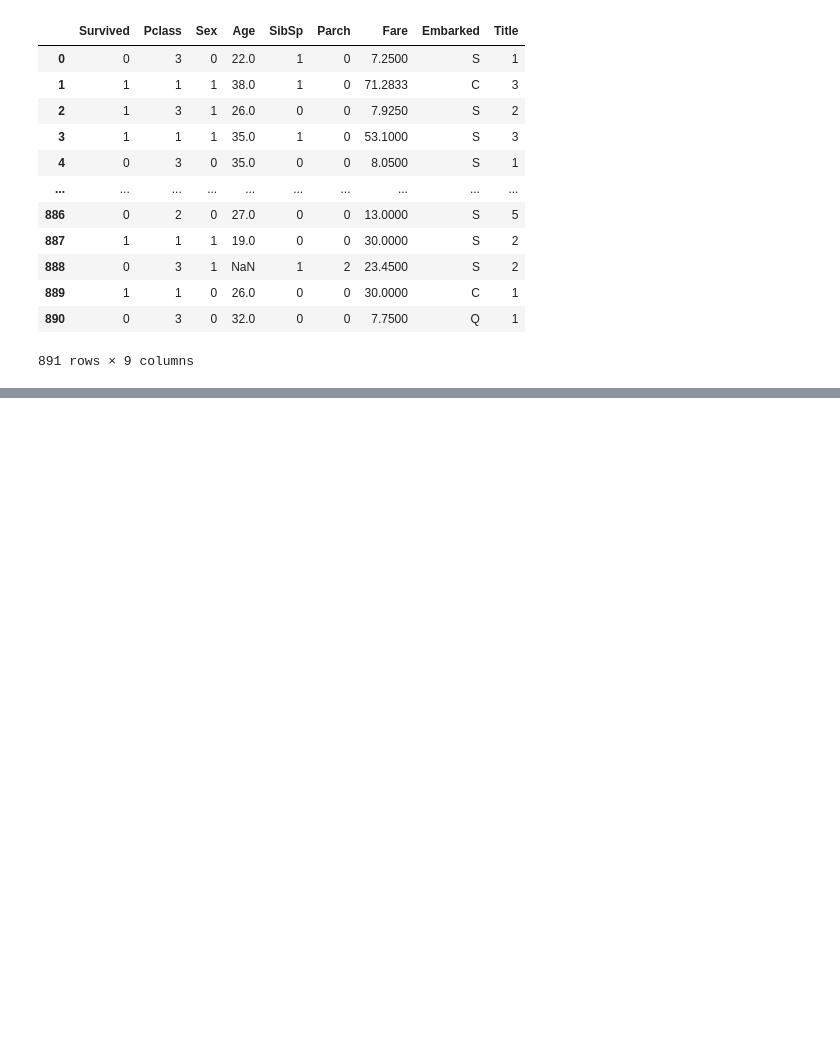
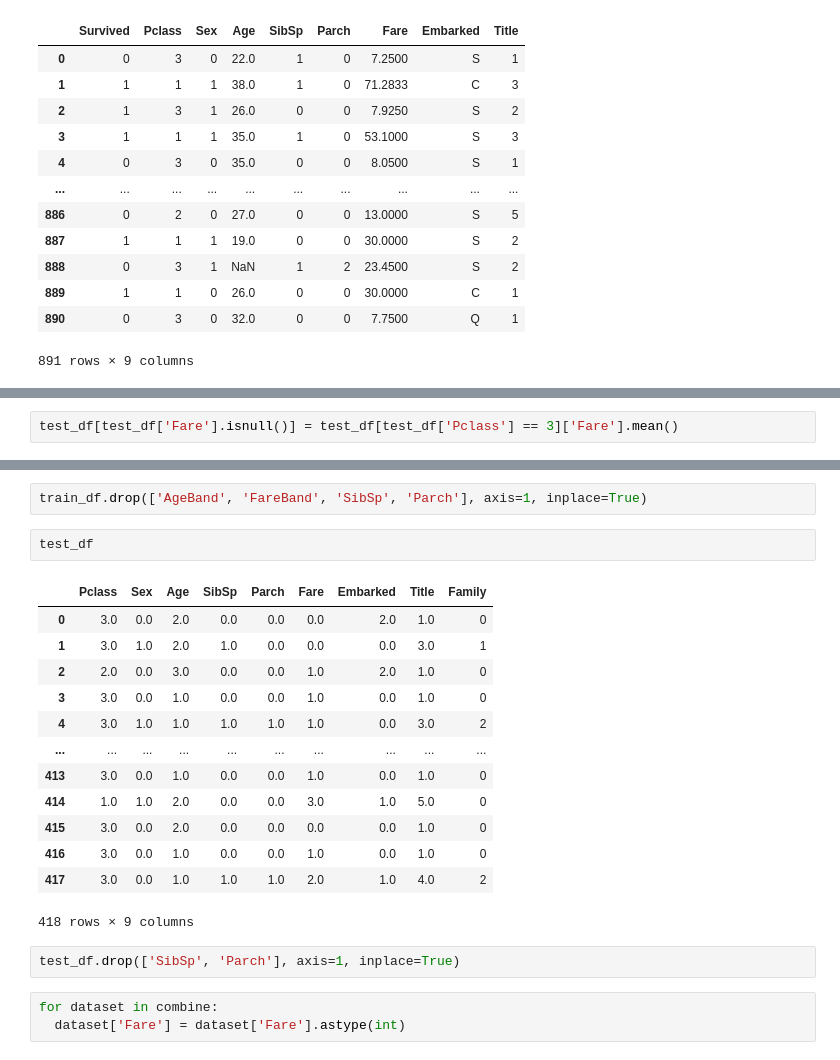
Before and after one commit to OhyunHighSchoolML/TaeHwan_ML-Learning, a Jupyter notebook: Titanic.ipynb, the cells around one changed output, grey strips where cells are left out. Cells and saved outputs as stored; diff of their text form; blank space fills up the shorter version.

```diff
--- a/Titanic.ipynb
+++ b/Titanic.ipynb
@@ -417,0 +538,2 @@ train_df
+# %%
+test_df[test_df['Fare'].isnull()] = test_df[test_df['Pclass'] == 3]['Fare'].mean()
@@ -417,0 +576,23 @@ train_df
+# %%
+train_df.drop(['AgeBand', 'FareBand', 'SibSp', 'Parch'], axis=1, inplace=True)
+# %%
+test_df
+# %% [output]
+|  | Pclass | Sex | Age | SibSp | Parch | Fare | Embarked | Title | Family |
+| 0 | 3.0 | 0.0 | 2.0 | 0.0 | 0.0 | 0.0 | 2.0 | 1.0 | 0 |
+| 1 | 3.0 | 1.0 | 2.0 | 1.0 | 0.0 | 0.0 | 0.0 | 3.0 | 1 |
+| 2 | 2.0 | 0.0 | 3.0 | 0.0 | 0.0 | 1.0 | 2.0 | 1.0 | 0 |
+| 3 | 3.0 | 0.0 | 1.0 | 0.0 | 0.0 | 1.0 | 0.0 | 1.0 | 0 |
+| 4 | 3.0 | 1.0 | 1.0 | 1.0 | 1.0 | 1.0 | 0.0 | 3.0 | 2 |
+| ... | ... | ... | ... | ... | ... | ... | ... | ... | ... |
+| 413 | 3.0 | 0.0 | 1.0 | 0.0 | 0.0 | 1.0 | 0.0 | 1.0 | 0 |
+| 414 | 1.0 | 1.0 | 2.0 | 0.0 | 0.0 | 3.0 | 1.0 | 5.0 | 0 |
+| 415 | 3.0 | 0.0 | 2.0 | 0.0 | 0.0 | 0.0 | 0.0 | 1.0 | 0 |
+| 416 | 3.0 | 0.0 | 1.0 | 0.0 | 0.0 | 1.0 | 0.0 | 1.0 | 0 |
+| 417 | 3.0 | 0.0 | 1.0 | 1.0 | 1.0 | 2.0 | 1.0 | 4.0 | 2 |
+418 rows × 9 columns
+# %%
+test_df.drop(['SibSp', 'Parch'], axis=1, inplace=True)
+# %%
+for dataset in combine:
+  dataset['Fare'] = dataset['Fare'].astype(int)
```
Also changed, not shown: parts of 37 cells of this notebook.
